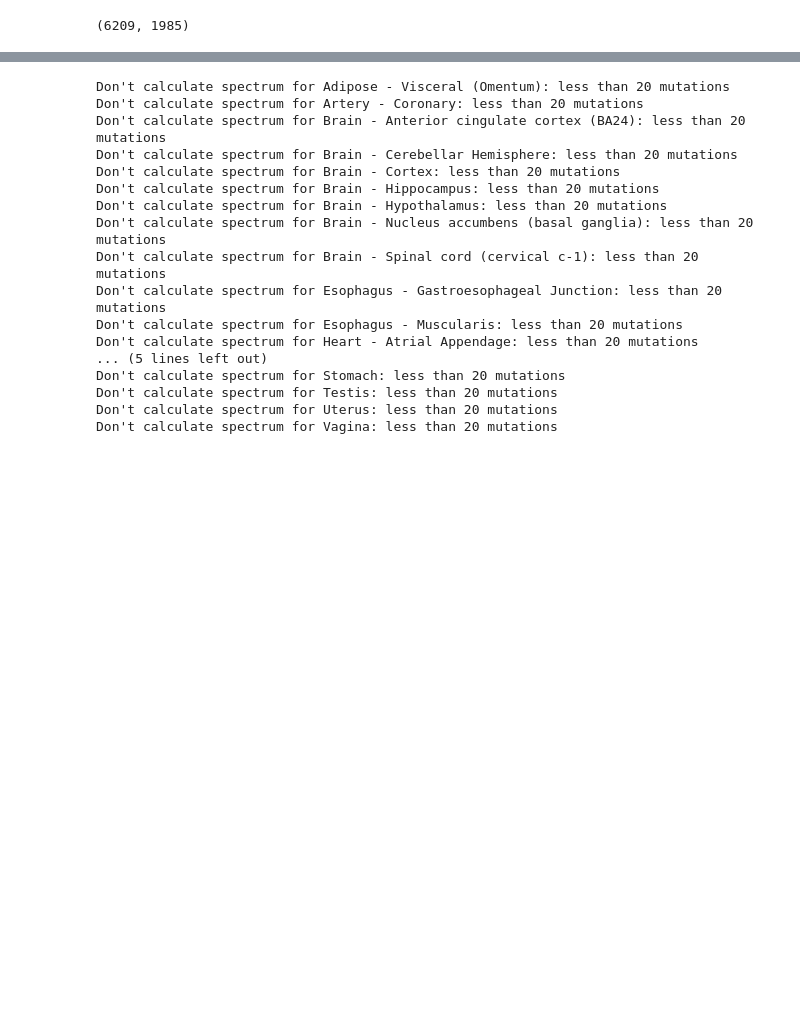
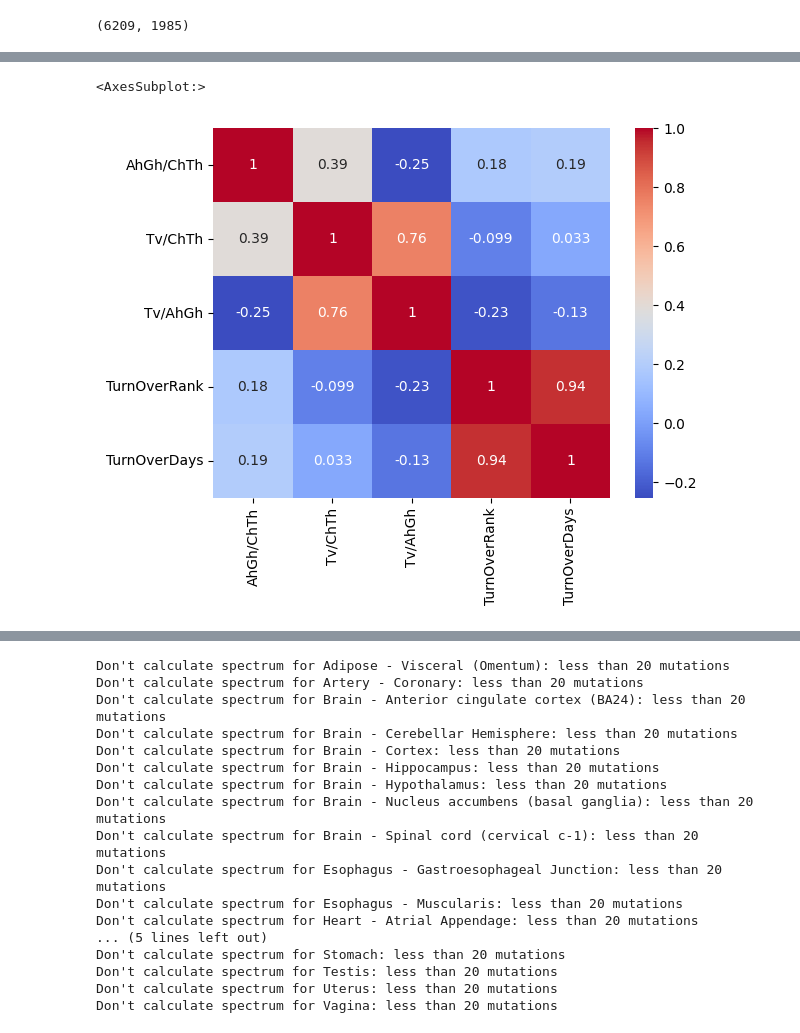
Before and after one commit to mitoclub/mtdnaMutSpecOfCancers, a Jupyter notebook: notebooks/new_hypo.ipynb, the cells around one changed output, grey strips where cells are left out. Drawn from its saved outputs; the diff is of its cells as text; code cells hidden in the pictures; blank space fills up the shorter version.

```diff
--- a/notebooks/new_hypo.ipynb
+++ b/notebooks/new_hypo.ipynb
@@ -227,2 +251,7 @@ asymmetry_tcga_w_turn = asymmetry_tcga.join(Turn.drop('TurnOverDays', axis=1).as
 # asymmetry_tcga_w_turn['TurnOverDays'] = asymmetry_tcga_w_turn['TurnOverDays'] / asymmetry_tcga_w_turn['TurnOverDays'].sum()
+# %%
+sns.heatmap(asymmetry_tcga_w_turn.corr('spearman'), annot=True, cmap='coolwarm')
+# %% [output]
+<AxesSubplot:>
+[figure, added]
 # %%
```
Also changed, not shown: parts of 22 cells of this notebook, 1 other file.
